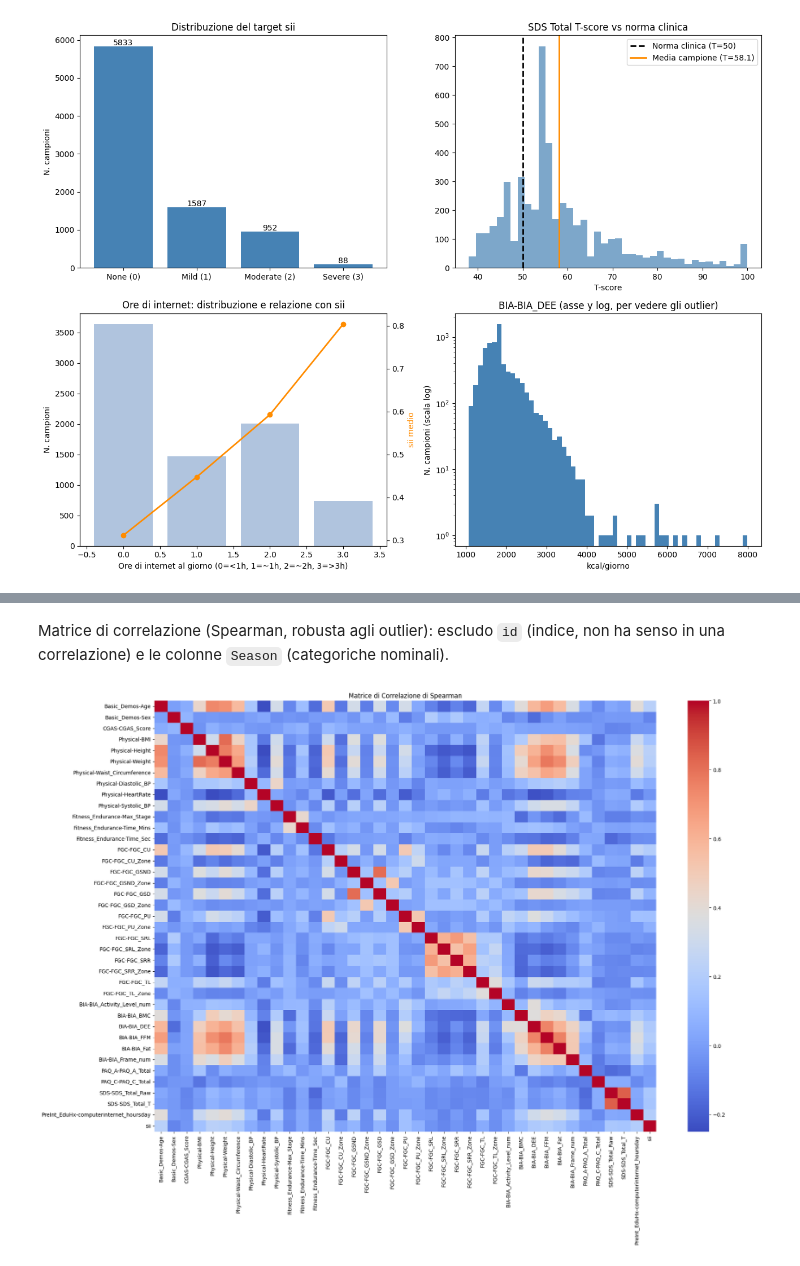
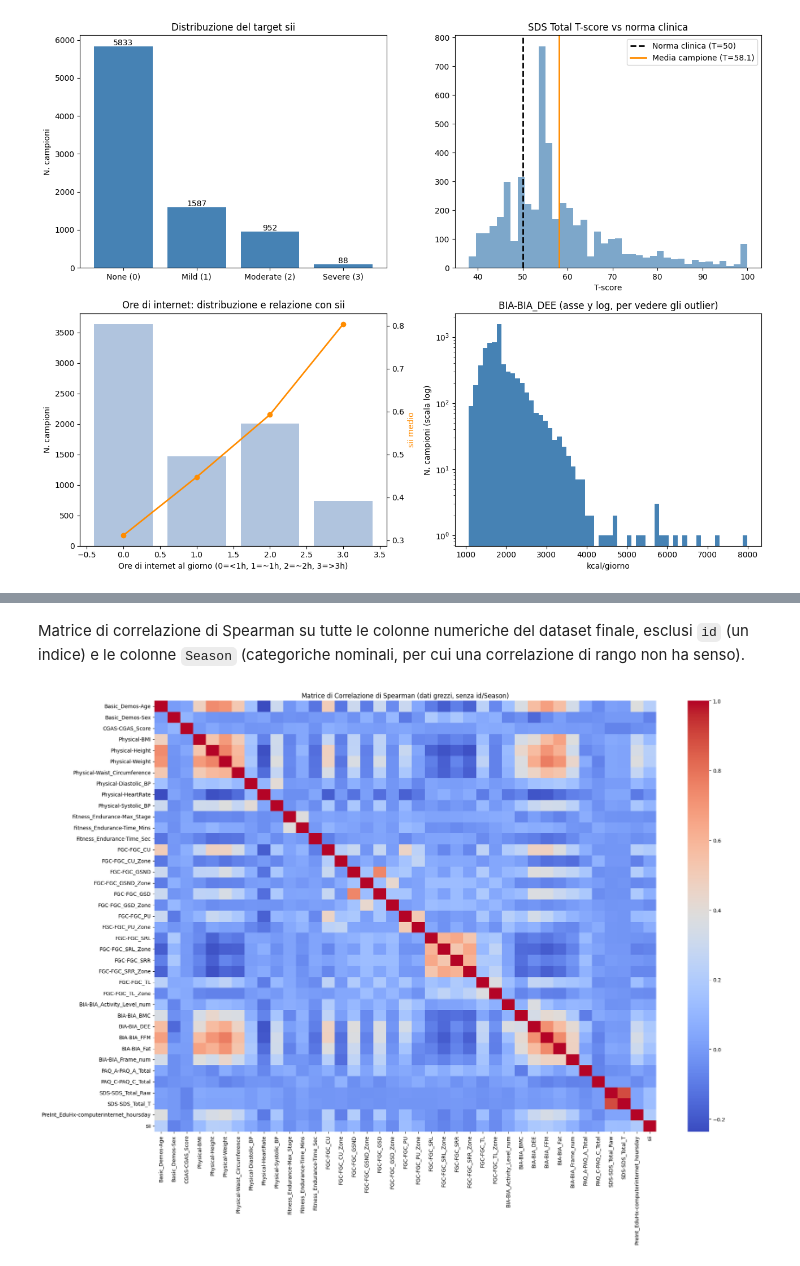
Before and after one commit to pietrogagliardi733/DATA-MINING-2-, a Jupyter notebook: DATA_UND_PREP/Data_Preparation.ipynb, the cells around one changed output, grey strips where cells are left out. Drawn from its saved outputs; the diff is of its cells as text; code cells hidden in the pictures.

```diff
--- a/DATA_UND_PREP/Data_Preparation.ipynb
+++ b/DATA_UND_PREP/Data_Preparation.ipynb
@@ -251,9 +294,5 @@ Verificato a parità di parametri (depth/leaf uguali) che per `FGC-FGC_CU_Zone`,
 # %%
 derived_pairs = [
-    # CU/GSND/GSD escluse: la correlazione raw-Zone e' debole (0.20-0.26) gia' sulle
-    # righe originariamente osservate, quindi ne' il MICE generale ne' il fix mirato
-    # riescono a recuperarla (~0.05-0.10 in entrambi i casi, verificato empiricamente) -
-    # forzare qui un modello a 3 sole feature non porta beneficio dimostrabile.
     ("FGC-FGC_PU", "FGC-FGC_PU_Zone"),
     ("FGC-FGC_SRL", "FGC-FGC_SRL_Zone"),
     ("FGC-FGC_SRR", "FGC-FGC_SRR_Zone"),
@@ -265,20 +304,17 @@ extra_feats = ["Basic_Demos-Age", "Basic_Demos-Sex"]
 for source, derived in derived_pairs:
     feats = [source] + extra_feats
     train_obs_mask = ~train_missing_mask[derived]
-    y_col_train = X_train_work.loc[train_obs_mask, derived]
+    X_fit = X_train_cur.loc[train_obs_mask, feats]
+    y_fit = X_train_work.loc[train_obs_mask, derived]
 
-    if derived in cont_cols:
-        model = DecisionTreeRegressor(
-            max_depth=MAX_DEPTH, min_samples_leaf=MIN_SAMPLES_LEAF, random_state=RANDOM_STATE
-        )
-    else:
-        model = DecisionTreeClassifier(
-            max_depth=MAX_DEPTH, min_samples_leaf=MIN_SAMPLES_LEAF, random_state=RANDOM_STATE
-        )
-
-    model.fit(X_train_cur.loc[train_obs_mask, feats], y_col_train)
+    Model = DecisionTreeRegressor if derived in cont_cols else DecisionTreeClassifier
+    model = Model(max_depth=MAX_DEPTH, min_samples_leaf=MIN_SAMPLES_LEAF,
+                  random_state=RANDOM_STATE)
+    model.fit(X_fit, y_fit)
 
     tm = train_missing_mask[derived]
+    # qui predict(): la colonna derivata e' una funzione del punteggio grezzo,
+    # si assegna il valore piu' probabile invece di pescarne uno a caso
     if tm.any():
         X_train_cur.loc[tm, derived] = model.predict(X_train_cur.loc[tm, feats])
     te_m = test_missing_mask[derived]
@@ -302,18 +338,11 @@ train_final = pd.concat([id_train, X_train_cur, y_train], axis=1)
 test_final = pd.concat([id_test, X_test_cur, y_test], axis=1)
 df_final = pd.concat([train_final, test_final], axis=0)
 
-df_final["Physical-BMI"] = (df_final["Physical-Weight"] * 703) / (df_final["Physical-Height"] ** 2)
-
-cols = df_final.columns.tolist()
-for c in ["id", "Physical-BMI", "sii"]:
-    cols.remove(c)
-cols.insert(0, "id")
-cols.insert(cols.index("Physical-Height"), "Physical-BMI")
-cols.append("sii")
-df_final = df_final[cols]
+# Physical-BMI e' gia' in X (e quindi gia' al suo posto, prima di Physical-Height)
+df_final = df_final[["id"] + list(X.columns) + ["sii"]]
 df_final = df_final.sort_values("id").reset_index(drop=True)
 
-for col in cont_cols + ["Physical-BMI"]:
+for col in cont_cols:
     if (df_final[col] % 1 != 0).any():
         df_final[col] = df_final[col].round(2)
 
@@ -349,7 +382,7 @@ print("-> TUTTE OK" if all_ok else "-> PROBLEMI TROVATI")
 
 print("\nStabilita' medie (TUTTE le colonne continue, non solo un campione):")
 mean_check = []
-for c in cont_cols + ["Physical-BMI"]:
+for c in cont_cols:
     om, im = df_orig[c].mean(), df_final[c].mean()
     pct = abs(im - om) / abs(om) * 100 if om != 0 else float("nan")
     mean_check.append((c, om, im, im - om, pct))
@@ -527,16 +567,16 @@ plt.show()
 # %% [markdown]
-Matrice di correlazione (Spearman, robusta agli outlier): escludo `id` (indice, non ha senso in una correlazione) e le colonne `Season` (categoriche nominali).
+Matrice di correlazione di Spearman su tutte le colonne numeriche del dataset finale, esclusi `id` (un indice) e le colonne `Season` (categoriche nominali, per cui una correlazione di rango non ha senso).
 # %%
 season_cols_all = [c for c in df_final.columns if "Season" in c]
 corr_df = df_final.drop(columns=season_cols_all + ["id"])
 
 plt.figure(figsize=(20, 15))
 sns.heatmap(corr_df.corr(method="spearman"), cmap="coolwarm", cbar=True)
-plt.title("Matrice di Correlazione di Spearman")
+plt.title("Matrice di Correlazione di Spearman (dati grezzi, senza id/Season)")
 plt.tight_layout()
 plt.show()
 # %% [output]
-[figure, old version]
+[figure, new version]
 # %%
 bia_cols = [c for c in corr_df.columns if c.startswith("BIA")]
 plt.figure(figsize=(12, 10))
```
Also changed, not shown: parts of 26 cells of this notebook, 1 other file.
